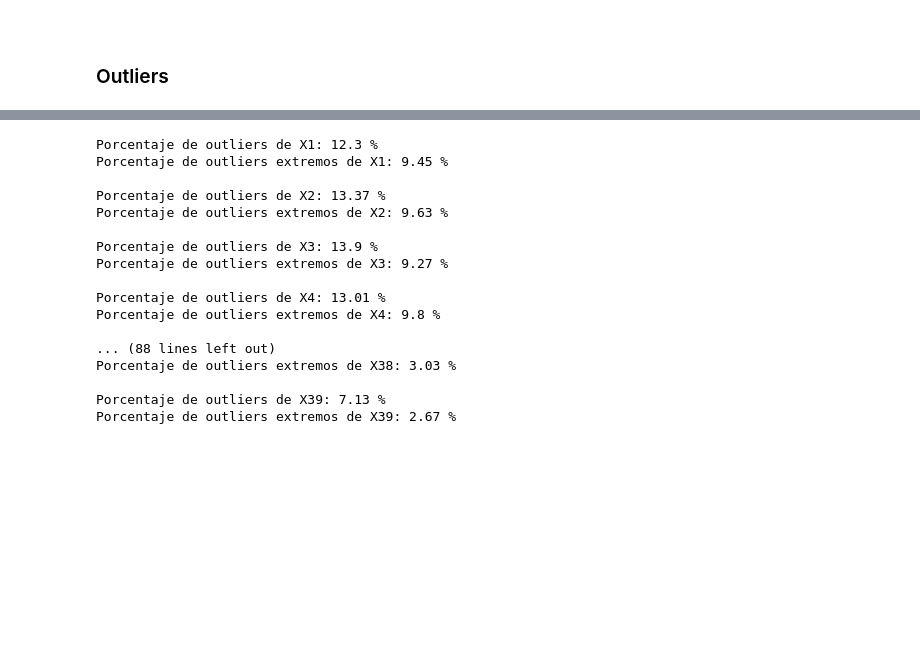
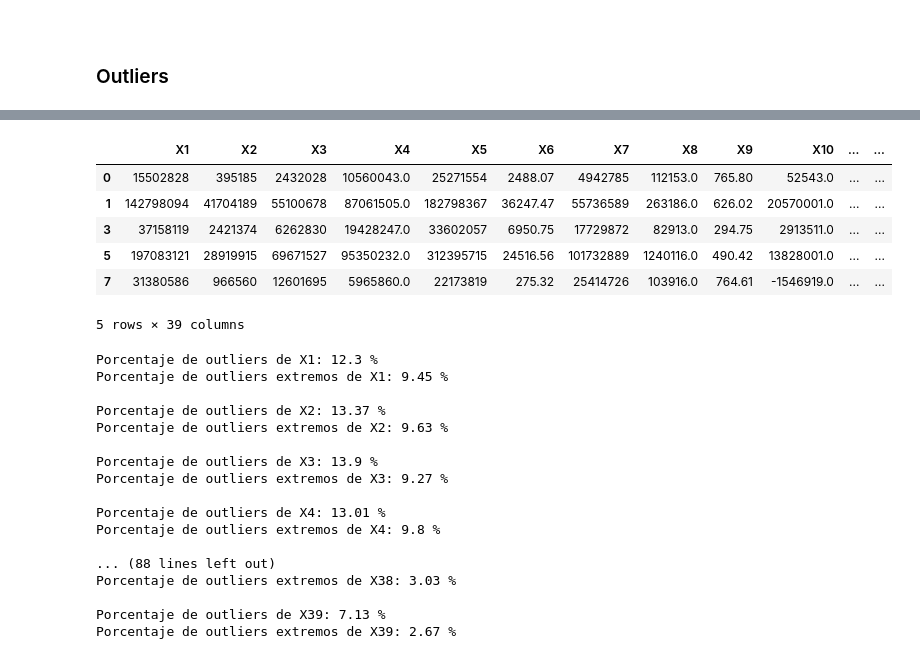
Before and after one commit to DomingoLopez/ClubFansIris, a Jupyter notebook: preprocesamiento/preprocesamiento.ipynb, the cells around one changed output, grey strips where cells are left out. Cells and saved outputs as stored; diff of their text form; code cells hidden in the pictures; blank space fills up the shorter version.

```diff
--- a/preprocesamiento/preprocesamiento.ipynb
+++ b/preprocesamiento/preprocesamiento.ipynb
@@ -310,3 +310,13 @@ memory usage: 175.3 KB
+# %%
+df.head()
+# %% [output]
+|  | X1 | X2 | X3 | X4 | X5 | X6 | X7 | X8 | X9 | X10 | ... | ... |
+| 0 | 15502828 | 395185 | 2432028 | 10560043.0 | 25271554 | 2488.07 | 4942785 | 112153.0 | 765.80 | 52543.0 | ... | ... |
+| 1 | 142798094 | 41704189 | 55100678 | 87061505.0 | 182798367 | 36247.47 | 55736589 | 263186.0 | 626.02 | 20570001.0 | ... | ... |
+| 3 | 37158119 | 2421374 | 6262830 | 19428247.0 | 33602057 | 6950.75 | 17729872 | 82913.0 | 294.75 | 2913511.0 | ... | ... |
+| 5 | 197083121 | 28919915 | 69671527 | 95350232.0 | 312395715 | 24516.56 | 101732889 | 1240116.0 | 490.42 | 13828001.0 | ... | ... |
+| 7 | 31380586 | 966560 | 12601695 | 5965860.0 | 22173819 | 275.32 | 25414726 | 103916.0 | 764.61 | -1546919.0 | ... | ... |
+5 rows × 39 columns
 # %%
 # Con los límites del IQR para cada variable calculados, podemos filtrar y quedarnos con aquellos considerados outliers para cada variable.
 # Esto y lo anterior se pueden poner en funciones aparte.
```
Also changed, not shown: parts of 19 cells of this notebook, 2 other files.
